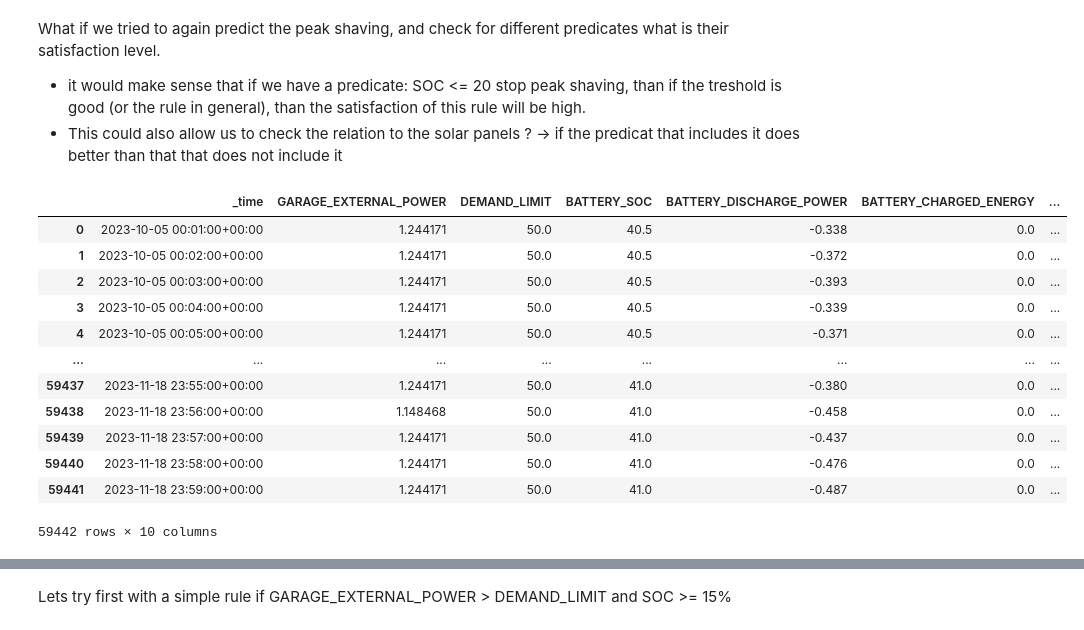
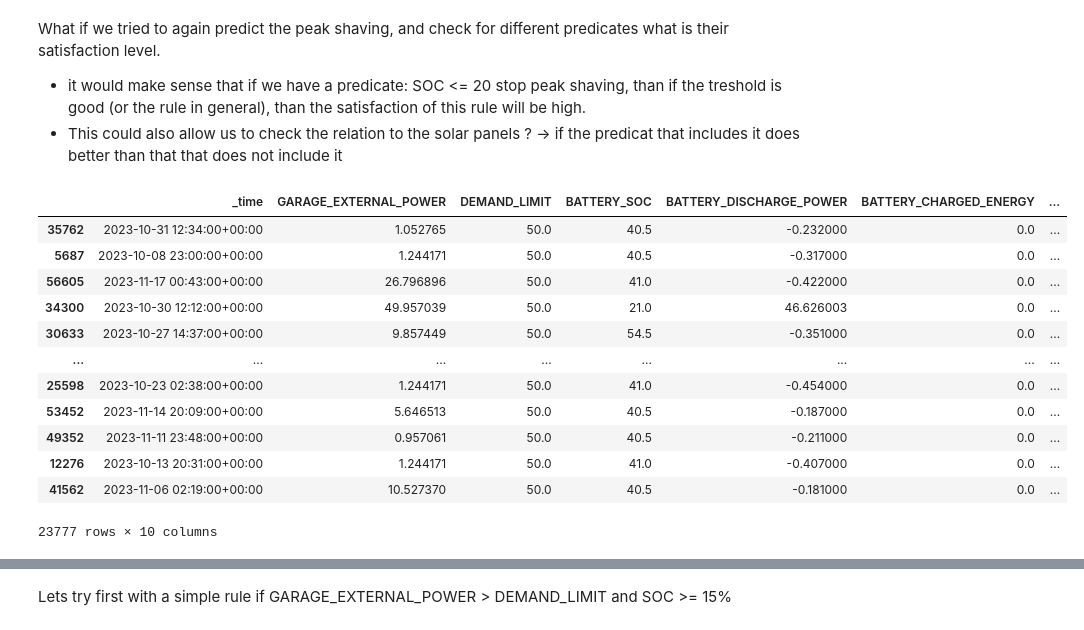
Before and after one commit to SanchoSamba/DS-project, a Jupyter notebook: LTN_Adam_Arychert.ipynb, the cells around one changed output, grey strips where cells are left out. Drawn from its saved outputs; the diff is of its cells as text; code cells hidden in the pictures.

```diff
--- a/LTN_Adam_Arychert.ipynb
+++ b/LTN_Adam_Arychert.ipynb
@@ -451,17 +454,17 @@ s_data['Peak_Shaving'] = s_data.apply(adjust_peak_shaving, axis=1)
-# %%
-s_data
-# %% [output]
-|  | _time | GARAGE_EXTERNAL_POWER | DEMAND_LIMIT | BATTERY_SOC | BATTERY_DISCHARGE_POWER | BATTERY_CHARGED_ENERGY | ... |
-| 0 | 2023-10-05 00:01:00+00:00 | 1.244171 | 50.0 | 40.5 | -0.338 | 0.0 | ... |
-| 1 | 2023-10-05 00:02:00+00:00 | 1.244171 | 50.0 | 40.5 | -0.372 | 0.0 | ... |
-| 2 | 2023-10-05 00:03:00+00:00 | 1.244171 | 50.0 | 40.5 | -0.393 | 0.0 | ... |
-| 3 | 2023-10-05 00:04:00+00:00 | 1.244171 | 50.0 | 40.5 | -0.339 | 0.0 | ... |
-| 4 | 2023-10-05 00:05:00+00:00 | 1.244171 | 50.0 | 40.5 | -0.371 | 0.0 | ... |
-| ... | ... | ... | ... | ... | ... | ... | ... |
-| 59437 | 2023-11-18 23:55:00+00:00 | 1.244171 | 50.0 | 41.0 | -0.380 | 0.0 | ... |
-| 59438 | 2023-11-18 23:56:00+00:00 | 1.148468 | 50.0 | 41.0 | -0.458 | 0.0 | ... |
-| 59439 | 2023-11-18 23:57:00+00:00 | 1.244171 | 50.0 | 41.0 | -0.437 | 0.0 | ... |
-| 59440 | 2023-11-18 23:58:00+00:00 | 1.244171 | 50.0 | 41.0 | -0.476 | 0.0 | ... |
-| 59441 | 2023-11-18 23:59:00+00:00 | 1.244171 | 50.0 | 41.0 | -0.487 | 0.0 | ... |
-59442 rows × 10 columns
+# %%
+data_small
+# %% [output]
+|  | _time | GARAGE_EXTERNAL_POWER | DEMAND_LIMIT | BATTERY_SOC | BATTERY_DISCHARGE_POWER | BATTERY_CHARGED_ENERGY | ... |
+| 35762 | 2023-10-31 12:34:00+00:00 | 1.052765 | 50.0 | 40.5 | -0.232000 | 0.0 | ... |
+| 5687 | 2023-10-08 23:00:00+00:00 | 1.244171 | 50.0 | 40.5 | -0.317000 | 0.0 | ... |
+| 56605 | 2023-11-17 00:43:00+00:00 | 26.796896 | 50.0 | 41.0 | -0.422000 | 0.0 | ... |
+| 34300 | 2023-10-30 12:12:00+00:00 | 49.957039 | 50.0 | 21.0 | 46.626003 | 0.0 | ... |
+| 30633 | 2023-10-27 14:37:00+00:00 | 9.857449 | 50.0 | 54.5 | -0.351000 | 0.0 | ... |
+| ... | ... | ... | ... | ... | ... | ... | ... |
+| 25598 | 2023-10-23 02:38:00+00:00 | 1.244171 | 50.0 | 41.0 | -0.454000 | 0.0 | ... |
+| 53452 | 2023-11-14 20:09:00+00:00 | 5.646513 | 50.0 | 40.5 | -0.187000 | 0.0 | ... |
+| 49352 | 2023-11-11 23:48:00+00:00 | 0.957061 | 50.0 | 40.5 | -0.211000 | 0.0 | ... |
+| 12276 | 2023-10-13 20:31:00+00:00 | 1.244171 | 50.0 | 41.0 | -0.407000 | 0.0 | ... |
+| 41562 | 2023-11-06 02:19:00+00:00 | 10.527370 | 50.0 | 40.5 | -0.181000 | 0.0 | ... |
+23777 rows × 10 columns
 # %%
```
Also changed, not shown: parts of 29 cells of this notebook, 4 other files.
